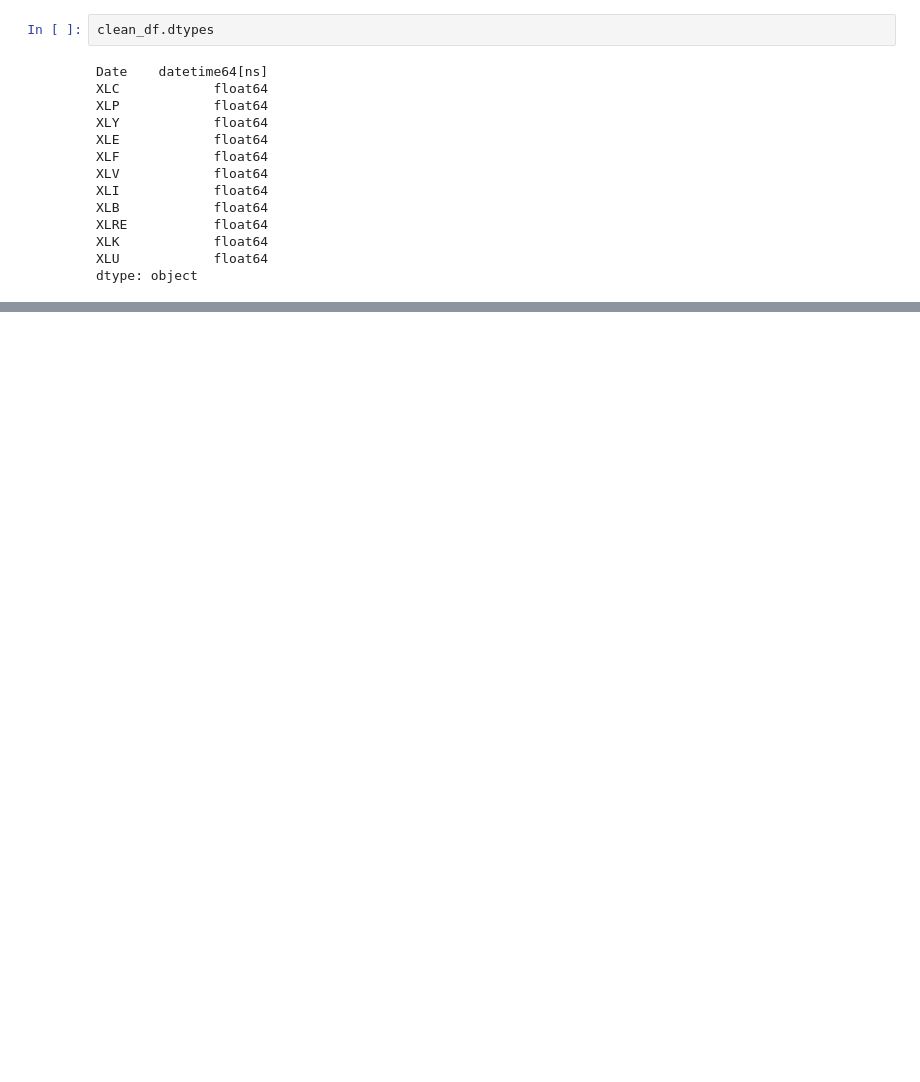
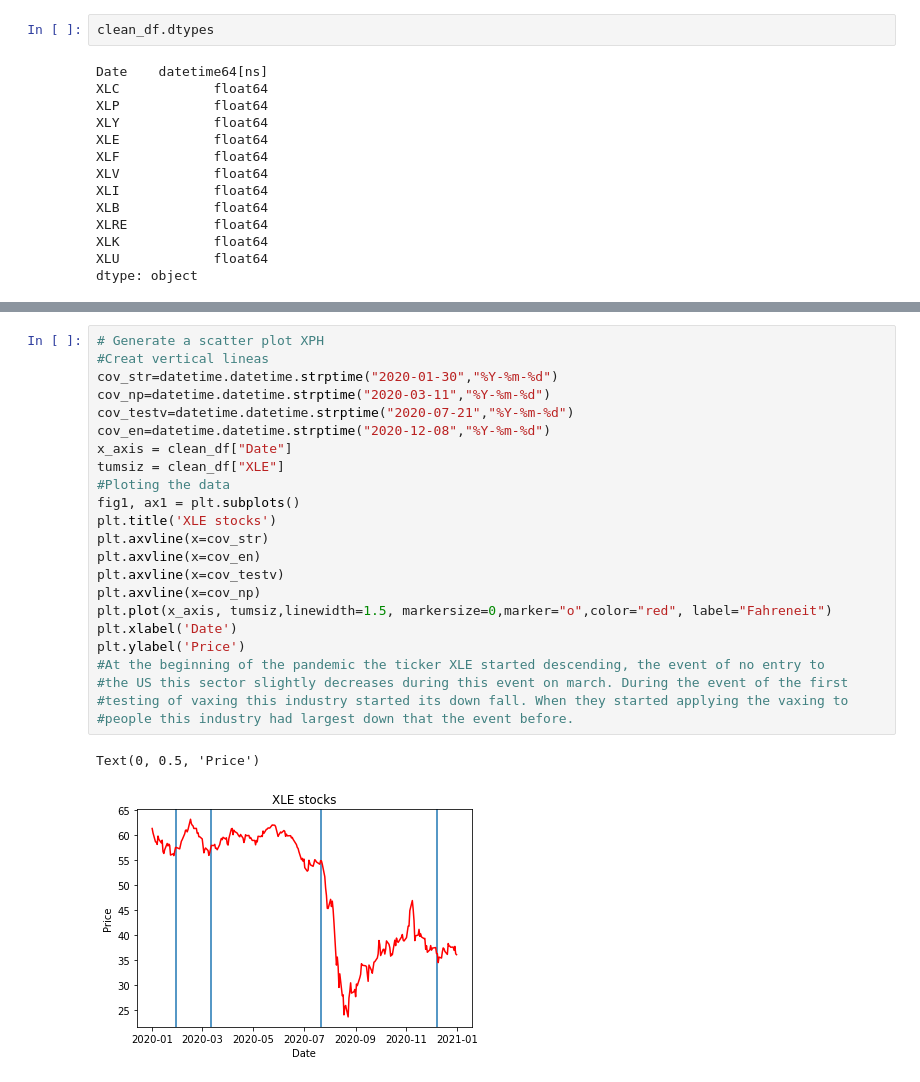
Before and after one commit to Dinorobie/stocks-covid, a Jupyter notebook: stock_+.ipynb, the cells around one changed output, grey strips where cells are left out. Cells and saved outputs as stored; diff of their text form; blank space fills up the shorter version.

```diff
--- a/stock_+.ipynb
+++ b/stock_+.ipynb
@@ -214 +229,27 @@ plt.show()
+# %%
+# Generate a scatter plot XPH
+#Creat vertical lineas
+cov_str=datetime.datetime.strptime("2020-01-30","%Y-%m-%d")
+cov_np=datetime.datetime.strptime("2020-03-11","%Y-%m-%d")
+cov_testv=datetime.datetime.strptime("2020-07-21","%Y-%m-%d")
+cov_en=datetime.datetime.strptime("2020-12-08","%Y-%m-%d")
+x_axis = clean_df["Date"]
+tumsiz = clean_df["XLE"]
+#Ploting the data
+fig1, ax1 = plt.subplots()
+plt.title('XLE stocks')
+plt.axvline(x=cov_str)
+plt.axvline(x=cov_en)
+plt.axvline(x=cov_testv)
+plt.axvline(x=cov_np)
+plt.plot(x_axis, tumsiz,linewidth=1.5, markersize=0,marker="o",color="red", label="Fahreneit")
+plt.xlabel('Date')
+plt.ylabel('Price')
+#At the beginning of the pandemic the ticker XLE started descending, the event of no entry to
+#the US this sector slightly decreases during this event on march. During the event of the first
+#testing of vaxing this industry started its down fall. When they started applying the vaxing to
+#people this industry had largest down that the event before.
+# %% [output]
+Text(0, 0.5, 'Price')
+[figure, added]
 # %%
```
Also changed, not shown: parts of 7 cells of this notebook, 1 other file.
